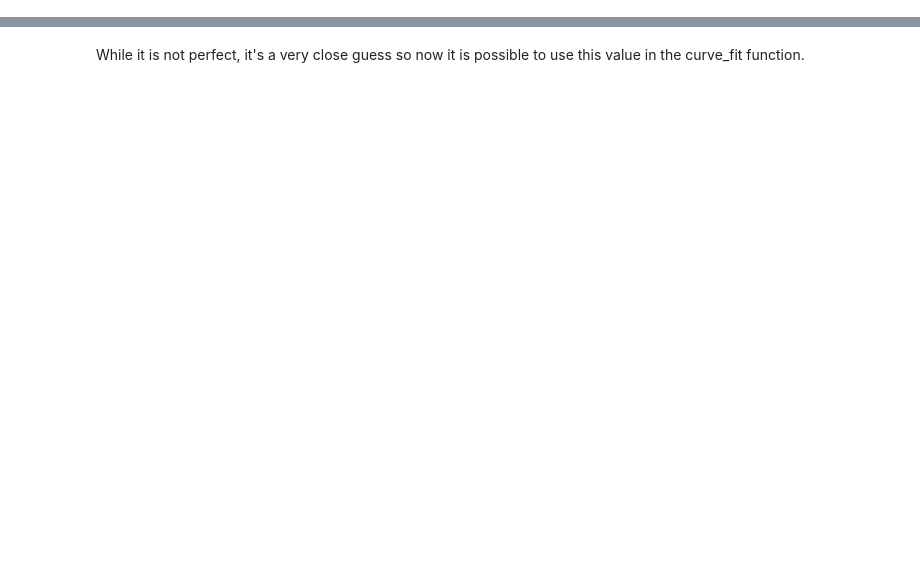
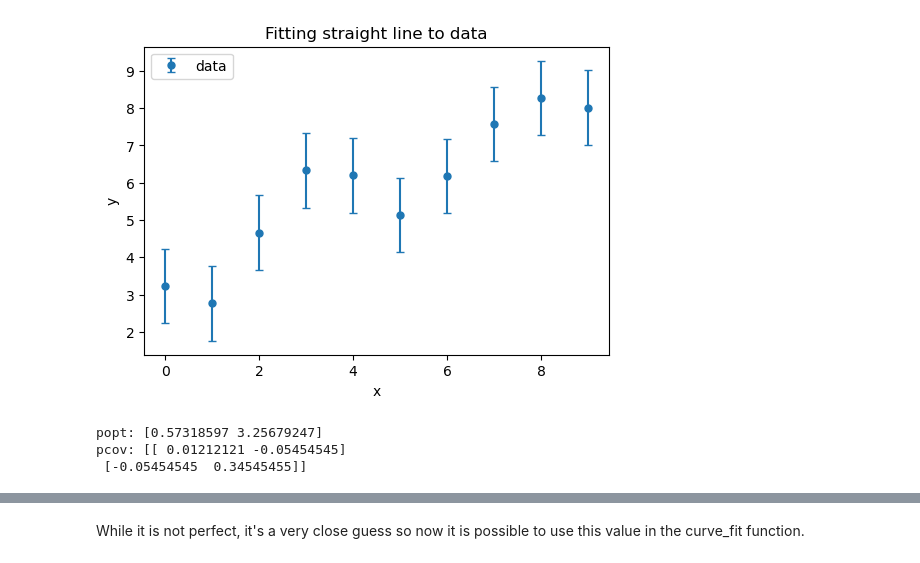
Before and after one commit to UCD-Physics/Python-HowTos, a Jupyter notebook: Curve_fit.ipynb, the cells around one changed output, grey strips where cells are left out. Drawn from its saved outputs; the diff is of its cells as text; code cells hidden in the pictures; blank space fills up the shorter version.

Commit message:
updated curve_fit howto + data files (incl python code to make them)

```diff
--- a/Curve_fit.ipynb
+++ b/Curve_fit.ipynb
@@ -127,0 +62,4 @@ plt.legend(loc = 'upper right');
+# %%
+# load date file
+
+x, y, yerr = np.loadtxt("linear_data_with_errors.txt", unpack=True)
@@ -127,0 +72,24 @@ plt.legend(loc = 'upper right');
+# %%
+# plot the data and errors to make sure reasonable before fitting.
+
+plt.errorbar(x, y, yerr, capsize=3, fmt="o", markersize=5, label="data")
+
+plt.title("Fitting straight line to data")
+plt.xlabel("x")
+plt.ylabel("y");
+plt.legend();
+# %% [output]
+[figure, added]
+# %%
+# perform curve fit
+#
+# since it is a linear function we do not need initial parameter estimates.
+
+popt, pcov = curve_fit(line, x, y, sigma=yerr, absolute_sigma=True)
+
+print("popt:",popt)
+print("pcov:",pcov)
+# %% [output]
+popt: [0.57318597 3.25679247]
+pcov: [[ 0.01212121 -0.05454545]
+ [-0.05454545  0.34545455]]
```
Also changed, not shown: parts of 40 cells of this notebook, 4 other files.
